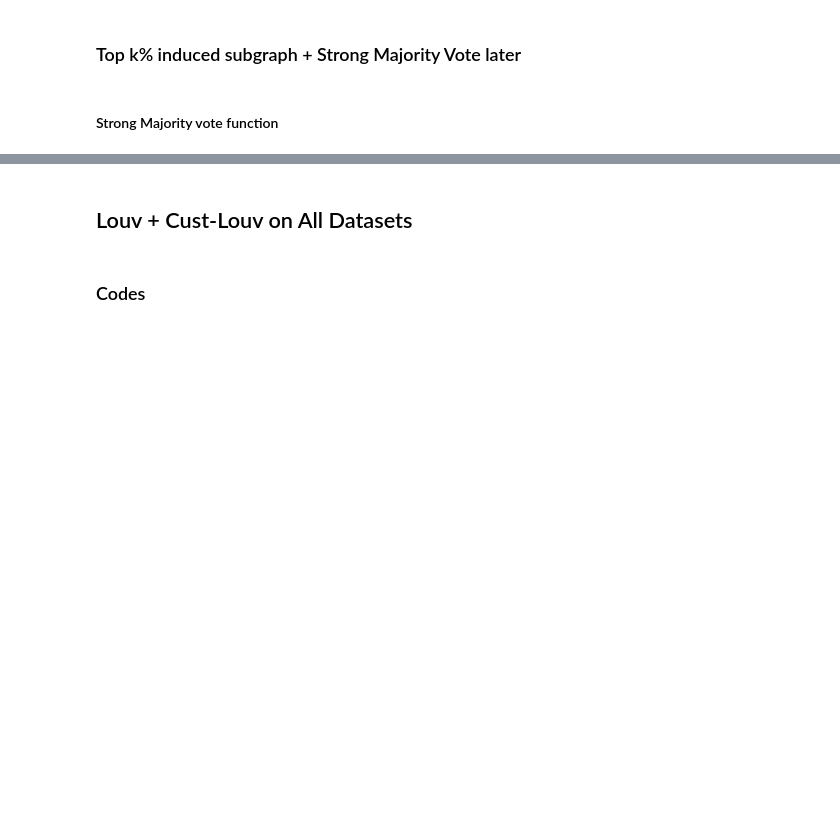
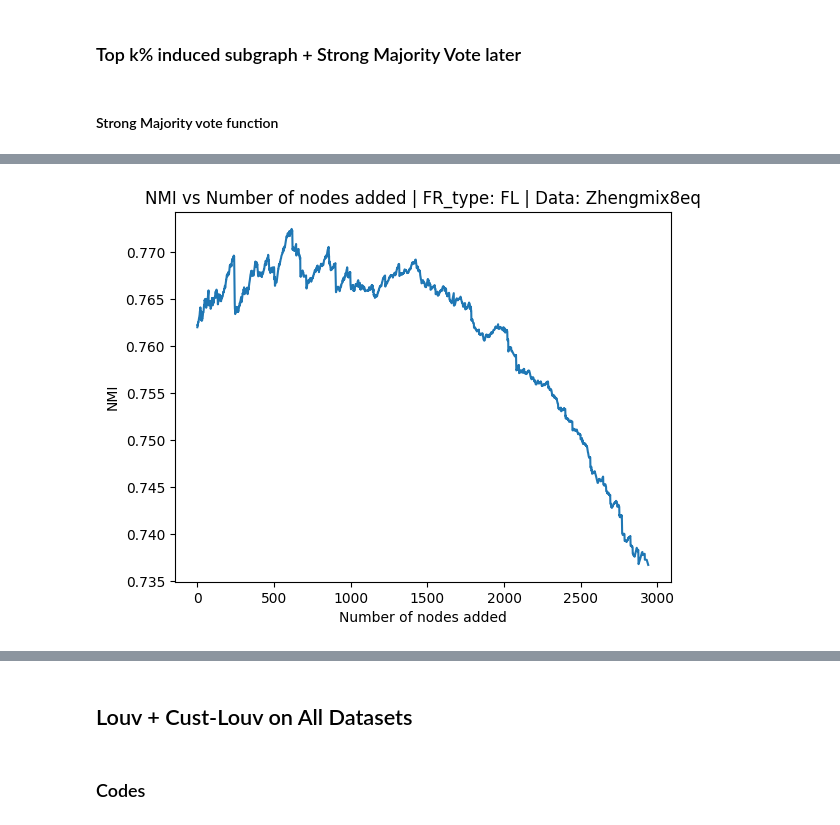
Before and after one commit to csmukherjee/MCPC_Clustering, a Jupyter notebook: Codes/execute-data.ipynb, the cells around one changed output, grey strips where cells are left out. Cells and saved outputs as stored; diff of their text form; code cells hidden in the pictures; blank space fills up the shorter version.

Commit message:
update majority vote addition

```diff
--- a/Codes/execute-data.ipynb
+++ b/Codes/execute-data.ipynb
@@ -463,14 +495,15 @@ KeyboardInterrupt:
 # %% [markdown]
 #### Strong Majority vote function
 # %%
-from collections import Counter
+from collections import Counter, defaultdict
 def vote(G, H_label, node):
     #check every outgoing edge of node and counter the majority vote
-    vote = Counter()
+    vt = defaultdict(int)
     for i in G.out_edges(node):
-        vote[H_label[i[1]]] += 1
+        #print('i:',i)
+        vt[H_label[i[1]]] += 1
     #get the most common label
-    most_common_label, most_common_count = vote.most_common(1)[0]
+    most_common_label, most_common_count = Counter(vt).most_common(1)[0]
 
     #Strong Majority Vote
     if most_common_count < len(G.out_edges(node))/2:
@@ -490,7 +525,7 @@ total_labels=[]
 names = []
 
 #data_names = ['Zhengmix8eq','mRNA','miRNA','FashionMNIST','MNIST','seeds','breast-cancer','Omniglot','bbc_news','20NewsGroups_tfdif','biorxiv','big_patent','Cora','Cora full','Citeseer','Eu core']
-data_name = ['Zhengmix8eq']
+data_names = ['Zhengmix8eq']
 # FR_ord = ['Rd', 'Ord']
 # FR_Recalc = ['FR_avg', 'FR_Re']
 FR_tp = ['FL','FL_ng','FL_ng_prop','PageRank']
@@ -500,32 +535,32 @@ Mod_tp = {0: 'Louv'}
 #top k% nodes for induced subgraph
 k=0.2
 
-for FR_type in range(4):
-    for data in data_names:
-        for survive in [0,1]:
-            '''
-            Get the Graph from Edge_List and get the labels
-            '''
-            #DO not recalculate Graph for non bulk RNA datasets
-            if data not in ['mRNA','miRNA'] and survive==1:
-                continue
-            G, label= data_to_graph(data,survive)
-            print('Number of nodes:',G.number_of_nodes())
-            #get unique entry in label
-            with open('./Results/'+data+'.txt', 'a') as f:
-                f.write('True Labels: [')
-                for i in list(set(label)):
-                    f.write(str(i)+', ')
-                f.write('] # of Comms: ' + str(len(list(set(label))))+ '\n')
 
-            for Num_hop in [0]:
+for data in data_names:
+    for survive in [0,1]:
+        '''
+        Get the Graph from Edge_List and get the labels
+        '''
+        #DO not recalculate Graph for non bulk RNA datasets
+        if data not in ['mRNA','miRNA'] and survive==1:
+            continue
+        G, label= data_to_graph(data,survive)
+        print('Number of nodes:',G.number_of_nodes())
+        #get unique entry in label
+        # with open('./Results/'+data+'.txt', 'a') as f:
+        #     f.write('True Labels: [')
+        #     for i in list(set(label)):
+        #         f.write(str(i)+', ')
+        #     f.write('] # of Comms: ' + str(len(list(set(label))))+ '\n')
 
+        for Num_hop in [0]:
+            for FR_type in range(4):
                 for Mod_type in [0]:
                     #skip survive for non bulk RNA datasets
                     if data not in ['mRNA','miRNA'] and survive==1:
                         continue
                     #Do pagerank once only (No different hops for PageRank)
-                    if FR_type==3 and Num_hop==0:
+                    if FR_type==3 and Num_hop==1:
                         continue
 
                     name =  data + ' (top ' + str(k*100) + '%): '+ str(FR_tp[FR_type]) + ' + '+ str(Num_hops[Num_hop]) +' hops'
@@ -546,7 +581,7 @@ for FR_type in range(4):
                         node2FR = calc_FlowRank(G, FR_type, 5)
                     else:
                         node2FR = calc_FlowRank(G, FR_type, np.log2(G.number_of_nodes()))
-                    H = getInducedSubgraph(G, k, node2FR)
+                    H, node_ordered_by_FR = getInducedSubgraph(G, k, node2FR)
                     #print('Number of nodes in subgraph:',H.number_of_nodes())
 
                     '''
@@ -555,8 +590,8 @@ for FR_type in range(4):
                     max_nmi = (0,0,0,0,[]) # (nmi, purity, res, FR_type, partition)
                     max_purity = (0,0,0,0,[])
                     res_list = []
-                    for i in range(40):
-                        res_list.append(i/20+0.01)
+                    for i in range(10):
+                        res_list.append(i/10+0.01)
 
                     for res in res_list:
                         #partition = RC10.louvain_partitions(H, seed=0,resolution=res,FR_order=FR_order, FR_Recalc=FR_Rec, FR_type=FR_type, Mod_type=Mod_type)
@@ -575,3 +610,45 @@ for FR_type in range(4):
                     Write the results to Results folder
                     '''
                     #write_out(data, name, max_nmi, max_purity)
+                    #print(' Max NMI = [' , round(max_nmi[0],3), ',', round(max_nmi[1],3), ']', ' res:= ', round(max_nmi[2],3))
+                    '''
+                    Add nodes to the subgraph by strong majority vote
+                    '''
+                    #See the trend by adding node to the subgraph by strong majority vote (in order of FlowRank Value)
+                    H_label = part_to_full_label(max_nmi[4],G.number_of_nodes())
+                    #print('H_label: ',H_label, 'len: ',len(H_label))
+
+
+                    NMI_List = []
+                    NMI_List.append(max_nmi[0])
+
+                    flag = 1
+
+                    #node in the order of FR value
+
+                    while(flag):
+                        flag = 0
+                        for node in node_ordered_by_FR:
+                            #Already has a community assigned (Skip)
+                            if H_label[node] != -1:
+                                continue
+                            new_comm = vote(G, H_label, node)
+                            if new_comm != -1:
+                                H_label[node] = new_comm
+                                flag=1
+                                #Calculate new NMI
+                                new_nmi = get_NMI2(H_label, label)
+                                #print('NMI:',new_nmi)
+                                NMI_List.append(new_nmi)
+                                break
+                    #Plot NMI_List
+                    plt.plot(NMI_List)
+                    plt.xlabel('Number of nodes added')
+                    plt.ylabel('NMI')
+                    plt.title('NMI vs Number of nodes added ' + '| FR_type: ' + str(FR_tp[FR_type]) + ' ' + '| Data: ' + data)
+                    plt.show()
+                    #+1 because the first entry is the initial NMI
+                    print('Number of nodes not included: ' , G.number_of_nodes() - H.number_of_nodes() - len(NMI_List)+1)
+                    print('NMI after top ', k*100, '% nodes:', round(NMI_List[0],3))
+                    print('Max NMI: ', round(max(NMI_List),3))
+# %% [output]
@@ -577,0 +661 @@ for FR_type in range(4):
+[figure, added]
```
Also changed, not shown: parts of 3 cells of this notebook, 1 other file.
